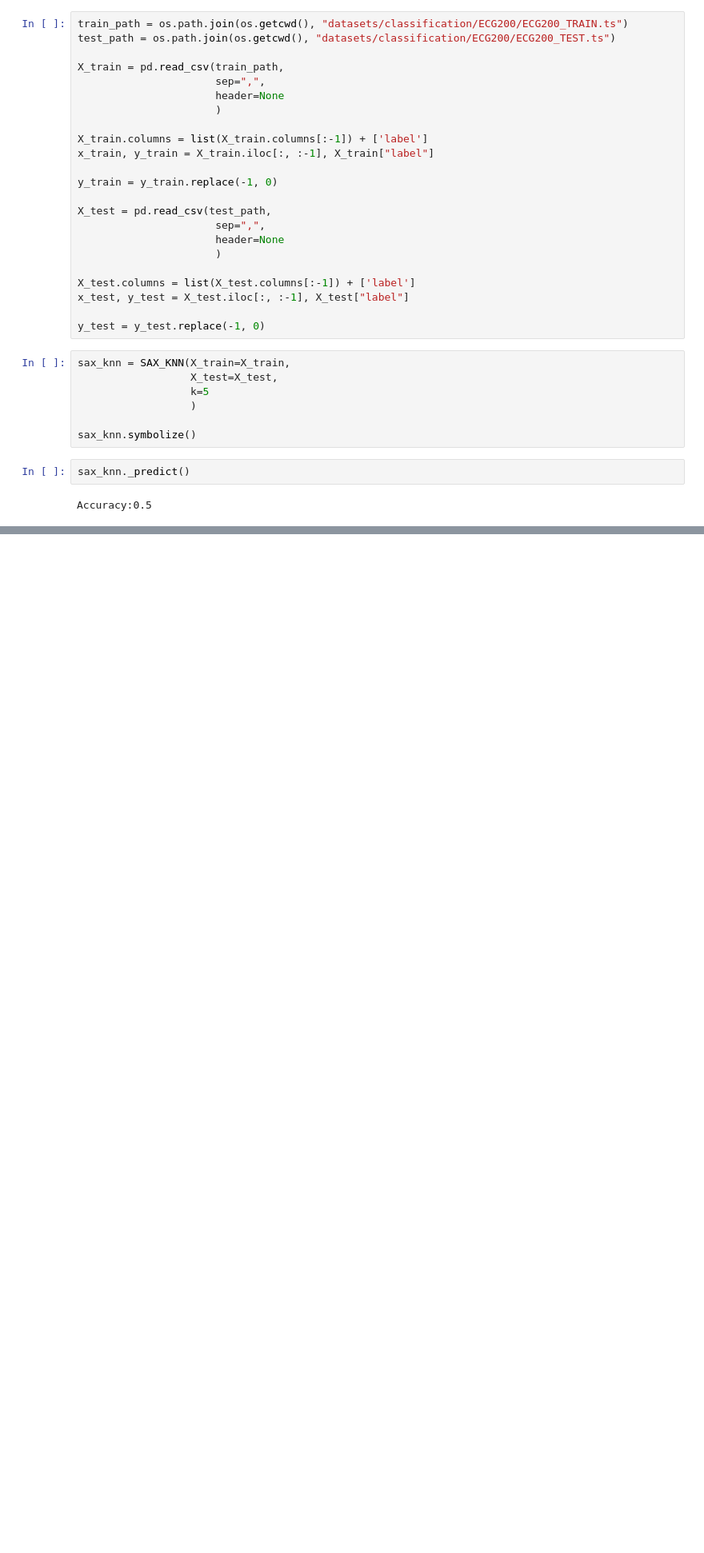
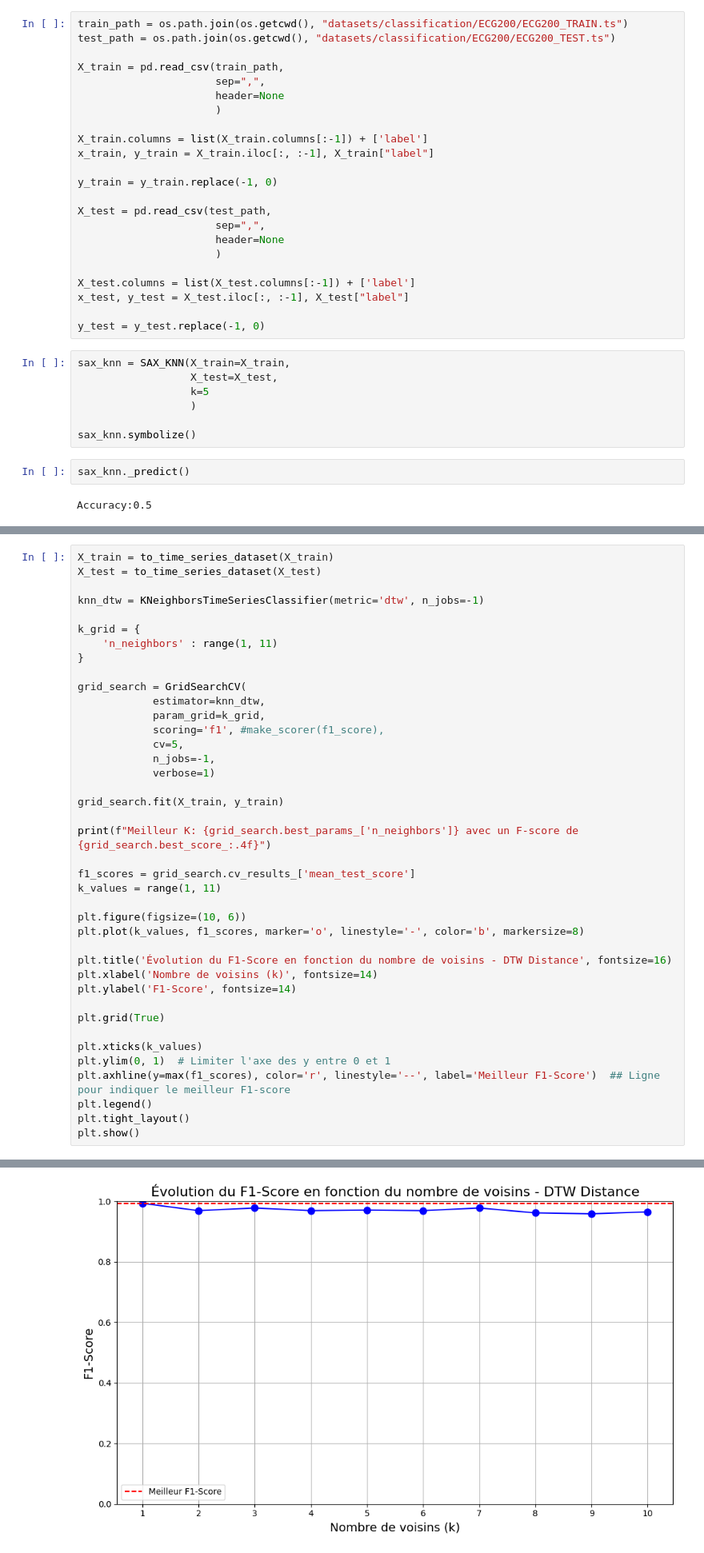
Before and after one commit to NailKhelifa/MVA_Times_Series_ML_Homeworks, a Jupyter notebook: Final_project/ECG200.ipynb, the cells around one changed output, grey strips where cells are left out. Shown at 80% size. Drawn from its saved outputs; the diff is of its cells as text; blank space fills up the shorter version.

```diff
--- a/Final_project/ECG200.ipynb
+++ b/Final_project/ECG200.ipynb
@@ -102,0 +175,41 @@ Name: label, Length: 100, dtype: int64
+# %%
+X_train = to_time_series_dataset(X_train)
+X_test = to_time_series_dataset(X_test)
+
+knn_dtw = KNeighborsTimeSeriesClassifier(metric='dtw', n_jobs=-1)
+
+k_grid = {
+    'n_neighbors' : range(1, 11)
+}
+
+grid_search = GridSearchCV(
+            estimator=knn_dtw,
+            param_grid=k_grid,
+            scoring='f1', #make_scorer(f1_score),
+            cv=5,
+            n_jobs=-1,
+            verbose=1)
+
+grid_search.fit(X_train, y_train)
+
+print(f"Meilleur K: {grid_search.best_params_['n_neighbors']} avec un F-score de {grid_search.best_score_:.4f}")
+
+f1_scores = grid_search.cv_results_['mean_test_score']
+k_values = range(1, 11)
+
+plt.figure(figsize=(10, 6))
+plt.plot(k_values, f1_scores, marker='o', linestyle='-', color='b', markersize=8)
+
+plt.title('Évolution du F1-Score en fonction du nombre de voisins - DTW Distance', fontsize=16)
+plt.xlabel('Nombre de voisins (k)', fontsize=14)
+plt.ylabel('F1-Score', fontsize=14)
+
+plt.grid(True)
+
+plt.xticks(k_values)
+plt.ylim(0, 1)  # Limiter l'axe des y entre 0 et 1
+plt.axhline(y=max(f1_scores), color='r', linestyle='--', label='Meilleur F1-Score')  ## Ligne pour indiquer le meilleur F1-score
+plt.legend()
+plt.tight_layout()
+plt.show()
+# %% [output]
@@ -102,0 +218 @@ Name: label, Length: 100, dtype: int64
+[figure, added]
```
Also changed, not shown: parts of 11 cells of this notebook, 1 other file.
